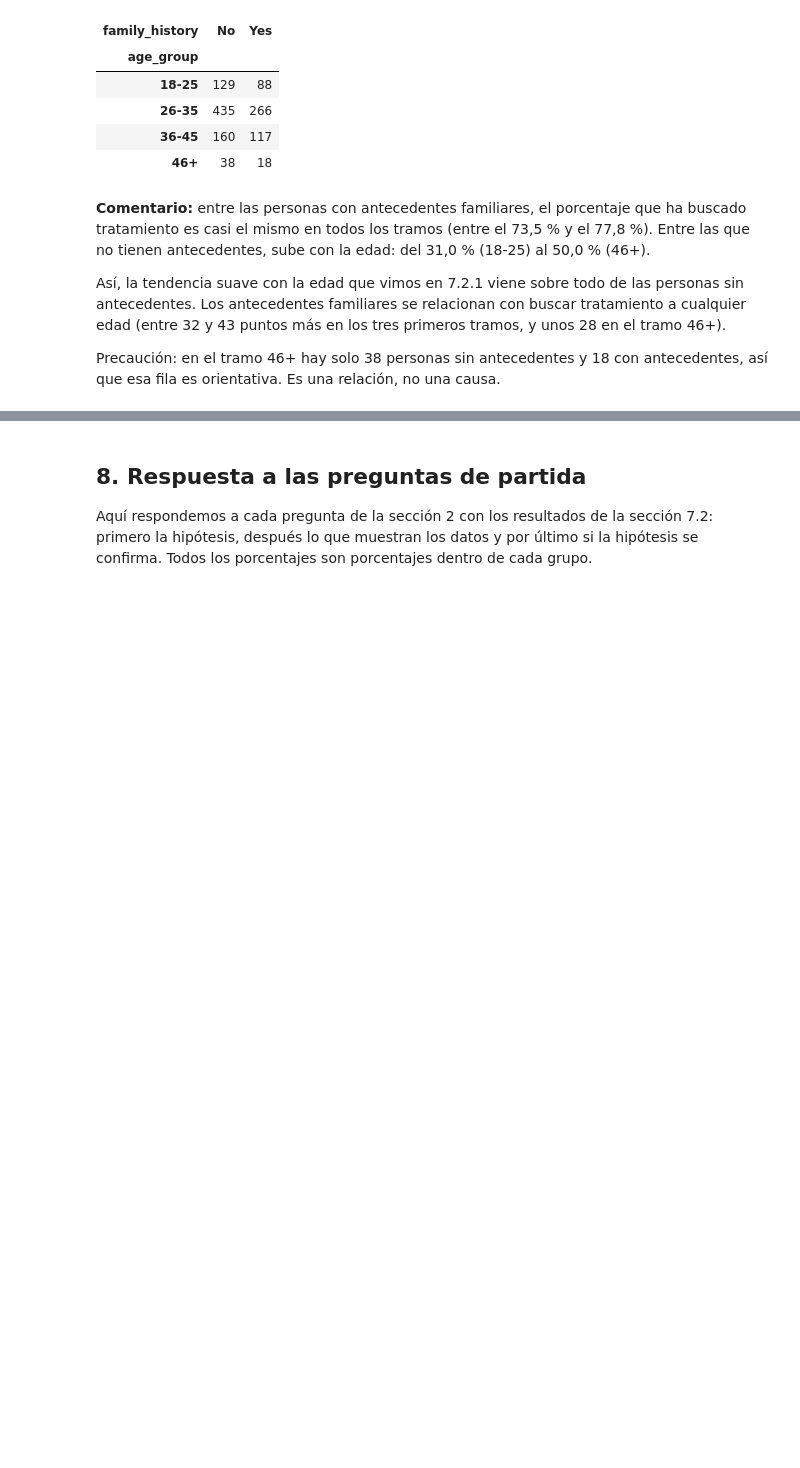
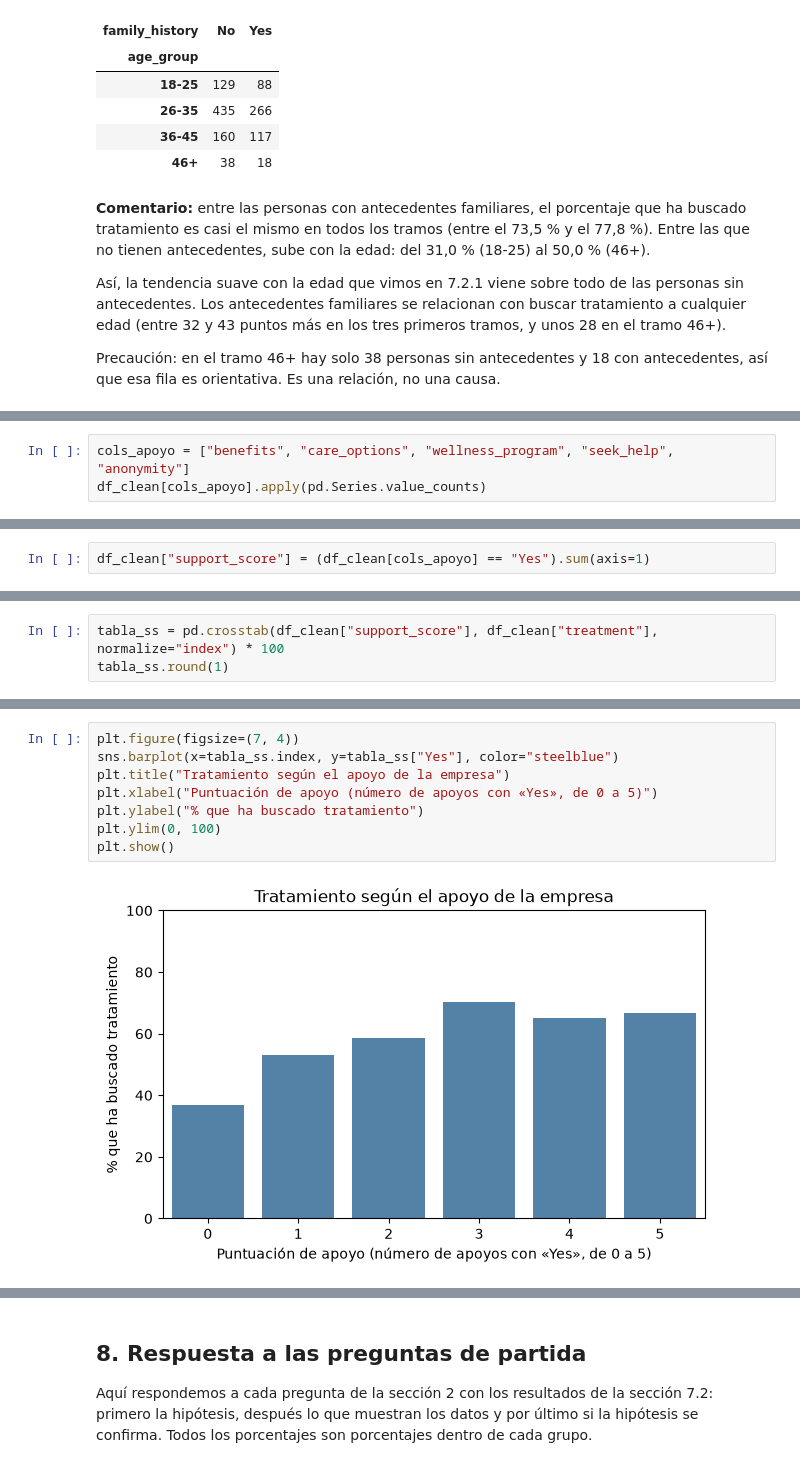
Before and after one commit to IA-P1-BCN/ai_project_EDA-charlotte_doulcet, a Jupyter notebook: eda.ipynb, the cells around one changed output, grey strips where cells are left out. Drawn from its saved outputs; the diff is of its cells as text; blank space fills up the shorter version.

Commit message:
feat: add feature engineering section with support_score (#13)

```diff
--- a/eda.ipynb
+++ b/eda.ipynb
@@ -1371,0 +1458,3 @@ Precaución: en el tramo 46+ hay solo 38 personas sin antecedentes y 18 con ante
+# %%
+cols_apoyo = ["benefits", "care_options", "wellness_program", "seek_help", "anonymity"]
+df_clean[cols_apoyo].apply(pd.Series.value_counts)
@@ -1371,0 +1471,2 @@ Precaución: en el tramo 46+ hay solo 38 personas sin antecedentes y 18 con ante
+# %%
+df_clean["support_score"] = (df_clean[cols_apoyo] == "Yes").sum(axis=1)
@@ -1371,0 +1488,3 @@ Precaución: en el tramo 46+ hay solo 38 personas sin antecedentes y 18 con ante
+# %%
+tabla_ss = pd.crosstab(df_clean["support_score"], df_clean["treatment"], normalize="index") * 100
+tabla_ss.round(1)
@@ -1371,0 +1500,10 @@ Precaución: en el tramo 46+ hay solo 38 personas sin antecedentes y 18 con ante
+# %%
+plt.figure(figsize=(7, 4))
+sns.barplot(x=tabla_ss.index, y=tabla_ss["Yes"], color="steelblue")
+plt.title("Tratamiento según el apoyo de la empresa")
+plt.xlabel("Puntuación de apoyo (número de apoyos con «Yes», de 0 a 5)")
+plt.ylabel("% que ha buscado tratamiento")
+plt.ylim(0, 100)
+plt.show()
+# %% [output]
+[figure, added]
```
Also changed, not shown: parts of 17 cells of this notebook, 1 other file.
